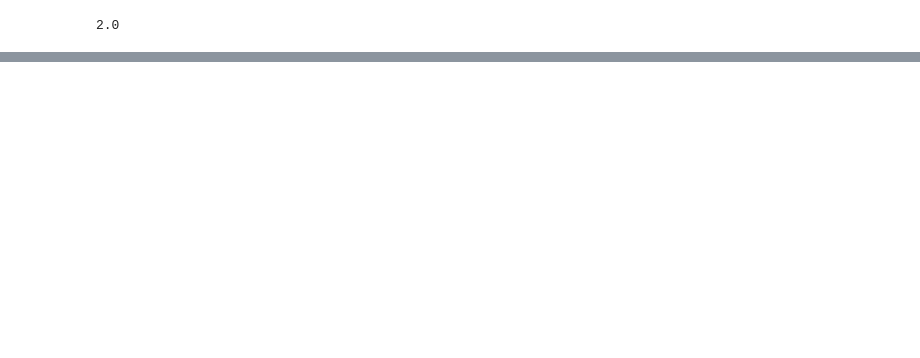
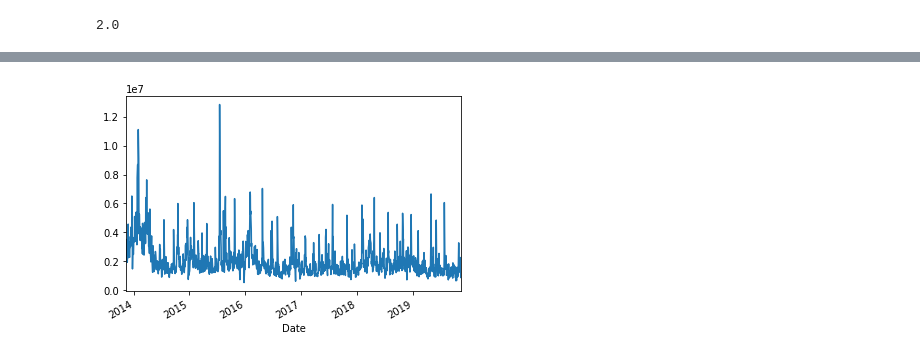
Before and after one commit to phelps-sg/python-bigdata, a Jupyter notebook: src/main/ipynb/pandas.ipynb, the cells around one changed output, grey strips where cells are left out. Cells and saved outputs as stored; diff of their text form; code cells hidden in the pictures; blank space fills up the shorter version.

```diff
--- a/src/main/ipynb/pandas.ipynb
+++ b/src/main/ipynb/pandas.ipynb
@@ -605,0 +397,3 @@ ax = plt.hist(weekly_rets)
+# %%
+import pandas as pd
+googl = pd.read_csv('data/GOOGL.csv')
@@ -605,0 +457,3 @@ ax = plt.hist(weekly_rets)
+# %%
+googl.set_index(pd.to_datetime(googl['Date']), inplace=True)
+googl.index[0]
@@ -605,0 +472,5 @@ ax = plt.hist(weekly_rets)
+# %%
+ax = googl['Volume'].plot()
+plt.show()
+# %% [output]
+[figure, added]
```
Also changed, not shown: parts of 126 cells of this notebook, 4 other files.
